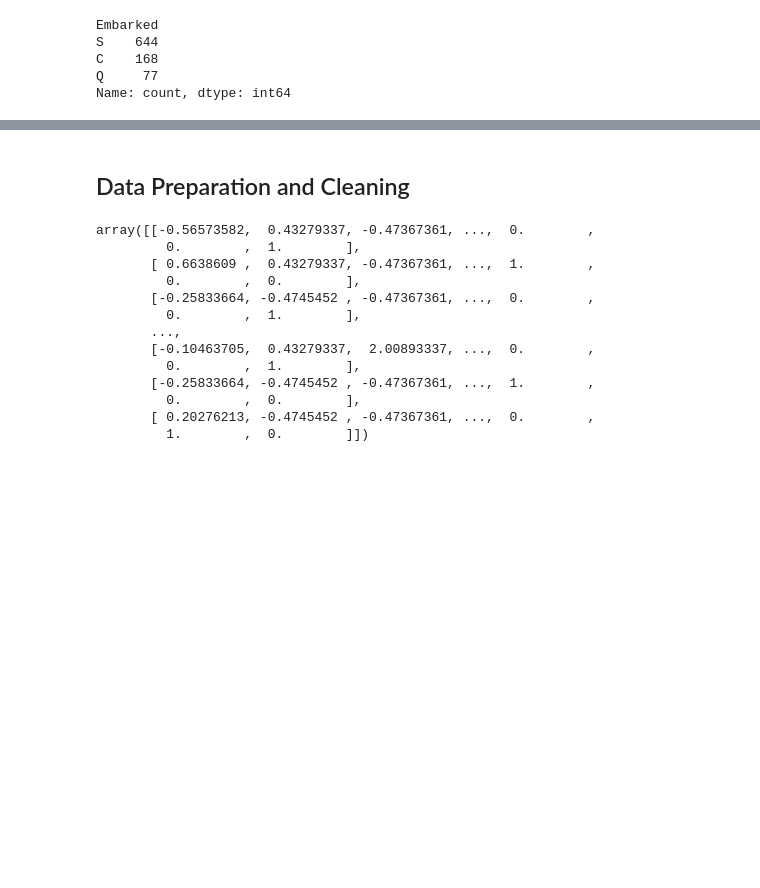
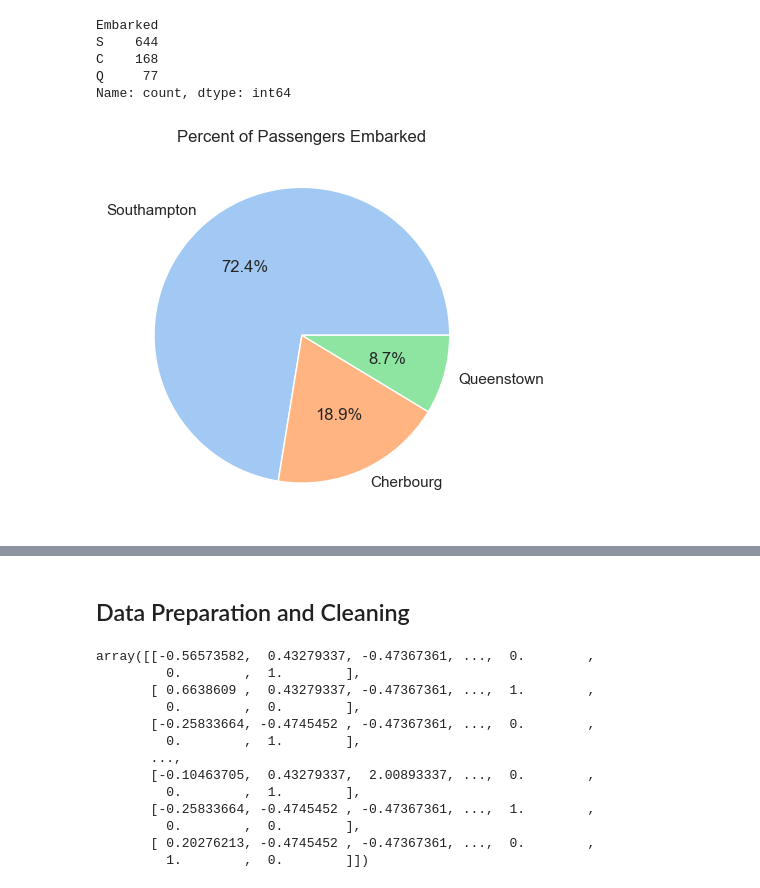
Before and after one commit to tanjatom/MachineLearning, a Jupyter notebook: Classification/titanic_ML_from_disaster.ipynb, the cells around one changed output, grey strips where cells are left out. Drawn from its saved outputs; the diff is of its cells as text; code cells hidden in the pictures; blank space fills up the shorter version.

```diff
--- a/Classification/titanic_ML_from_disaster.ipynb
+++ b/Classification/titanic_ML_from_disaster.ipynb
@@ -140,8 +192,16 @@ Name: count, dtype: int64
 # %%
-train_data["Embarked"].value_counts()
+embarked = train_data["Embarked"].value_counts()
+embarked
 # %% [output]
 Embarked
 S    644
 C    168
 Q     77
 Name: count, dtype: int64
+# %%
+palette_color = sns.color_palette('pastel')
+plt.pie(embarked, labels=["Southampton", "Cherbourg", "Queenstown"], colors=palette_color, autopct='%.1f%%')
+plt.title("Percent of Passengers Embarked")
+plt.show()
+# %% [output]
+[figure, added]
```
Also changed, not shown: parts of 9 cells of this notebook.
